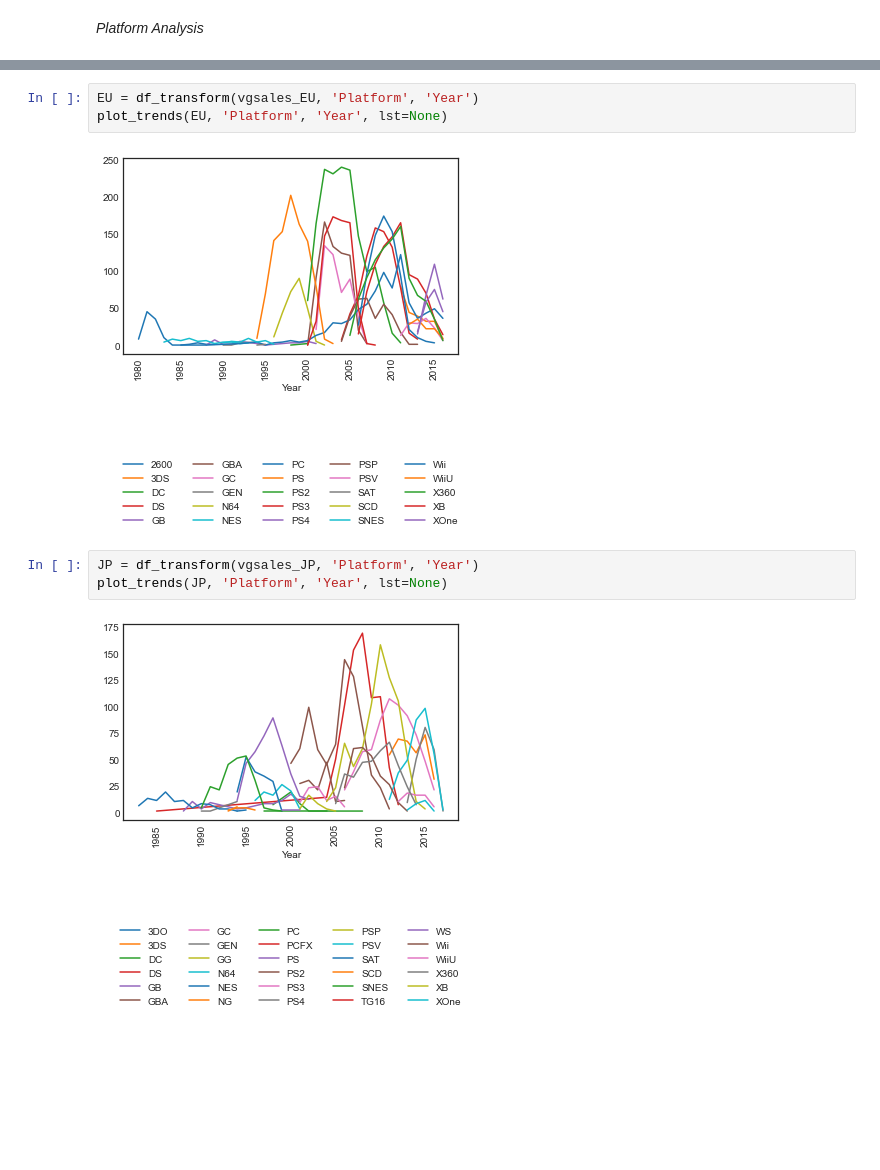
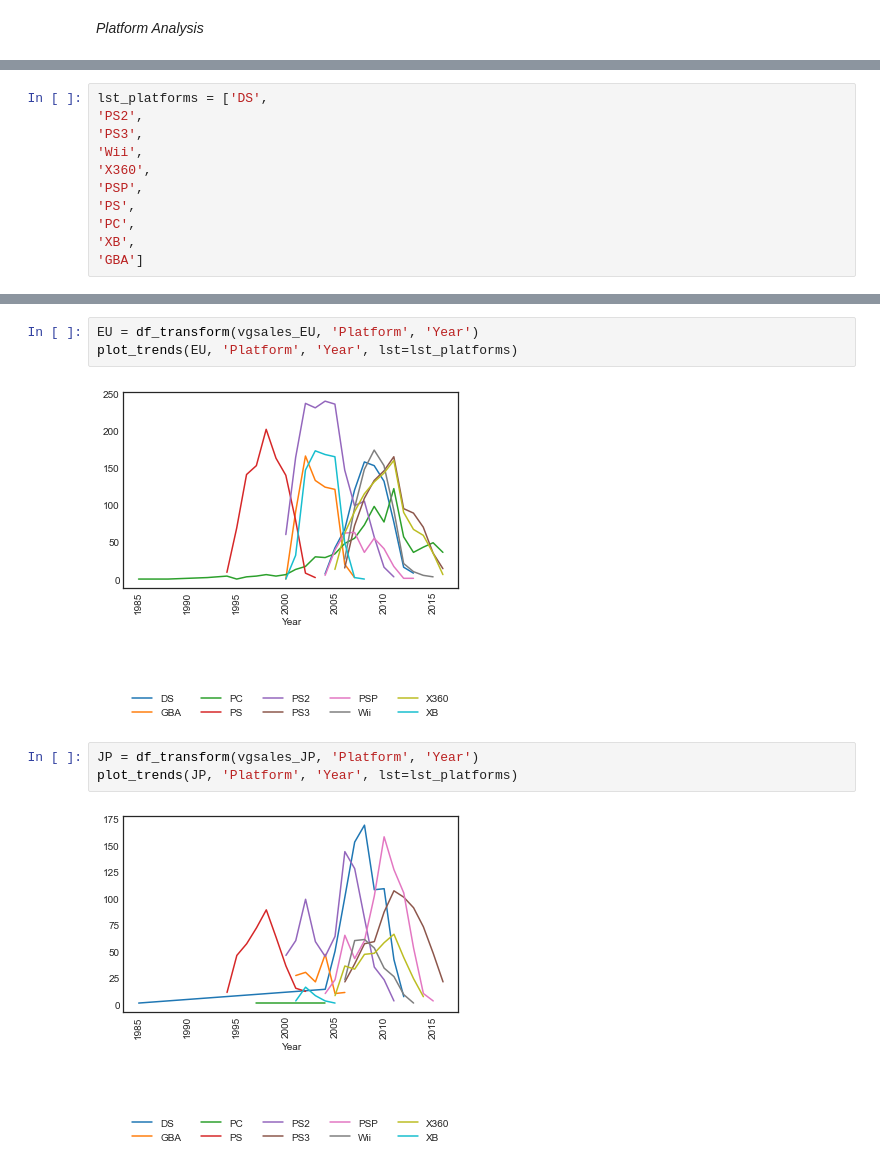
Before and after one commit to chiaracapuano/vgsales, a Jupyter notebook: Capuano_Chiara_vgsales.ipynb, the cells around one changed output, grey strips where cells are left out. Drawn from its saved outputs; the diff is of its cells as text; blank space fills up the shorter version.

```diff
--- a/Capuano_Chiara_vgsales.ipynb
+++ b/Capuano_Chiara_vgsales.ipynb
@@ -107,2 +114,13 @@ def plot_trends(df, col, time_col, lst=None):
+# %%
+lst_platforms = ['DS',
+'PS2',
+'PS3',
+'Wii',
+'X360',
+'PSP',
+'PS',
+'PC',
+'XB',
+'GBA']
 # %%
 NA = df_transform(vgsales_NA, 'Platform', 'Year')
@@ -117,10 +130,10 @@ plot_trends(NA, 'Platform', 'Year', lst=None)
 # %%
 EU = df_transform(vgsales_EU, 'Platform', 'Year')
-plot_trends(EU, 'Platform', 'Year', lst=None)
+plot_trends(EU, 'Platform', 'Year', lst=lst_platforms)
 # %% [output]
-[figure, old version]
+[figure, new version]
 # %%
 JP = df_transform(vgsales_JP, 'Platform', 'Year')
-plot_trends(JP, 'Platform', 'Year', lst=None)
+plot_trends(JP, 'Platform', 'Year', lst=lst_platforms)
 # %% [output]
-[figure, old version]
+[figure, new version]
```
Also changed, not shown: parts of 2 cells of this notebook.
